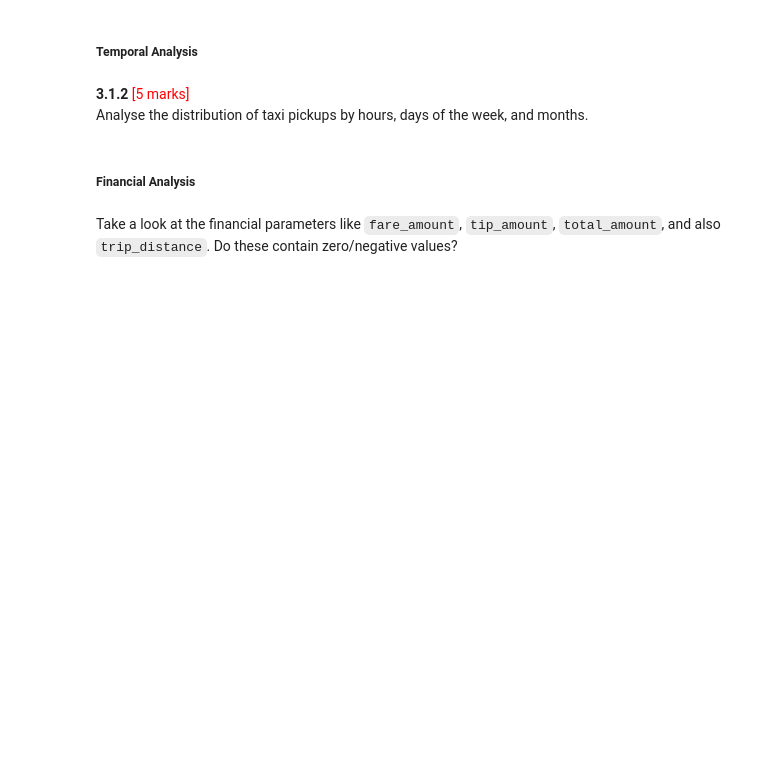
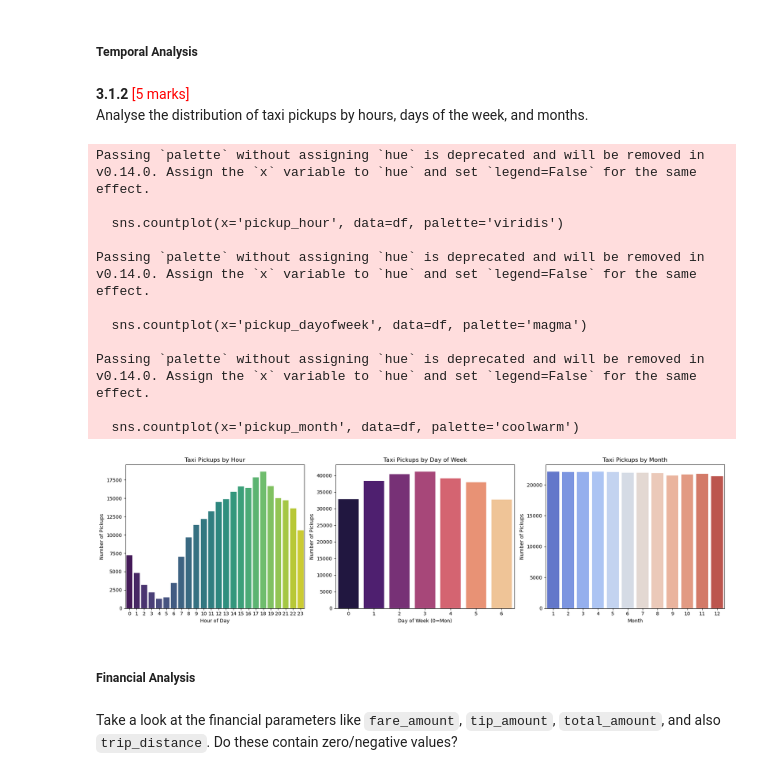
Before and after one commit to Avira5/NYC_TAXI_2, a Jupyter notebook: EDA_Assg_NYC_Taxi_Starter.ipynb, the cells around one changed output. Cells and saved outputs as stored; diff of their text form; code cells hidden in the pictures; blank space fills up the shorter version.

```diff
--- a/EDA_Assg_NYC_Taxi_Starter.ipynb
+++ b/EDA_Assg_NYC_Taxi_Starter.ipynb
@@ -337,10 +519,15 @@ How will you fix each of these values? Which ones will you drop and which ones w
 First, let us remove 7+ passenger counts as there are very less instances.
 # %%
 # remove passenger_count > 6
+df = df[df['passenger_count'] <= 6]
 # %%
 # Continue with outlier handling
+
+df = df[df['trip_distance'] <= 100]
 # %%
 # Do any columns need standardising?
+
+df = df[(df['trip_distance'] > 0) & (df['trip_distance'] <= 100)]
 # %% [markdown]
 ## **3** Exploratory Data Analysis
 <font color = red>[90 marks]</font> <br>
@@ -384,3 +589,7 @@ The following monetary parameters belong in the same category, is it categorical
 Analyse the distribution of taxi pickups by hours, days of the week, and months.
 # %%
 # Find and show the hourly trends in taxi pickups
+
+df['pickup_hour'] = df['tpep_pickup_datetime'].dt.hour
+df['pickup_dayofweek'] = df['tpep_pickup_datetime'].dt.dayofweek
+df['pickup_month'] = df['tpep_pickup_datetime'].dt.month
@@ -389,3 +596,47 @@ Analyse the distribution of taxi pickups by hours, days of the week, and months.
+# %%
+# Find and show the daily trends in taxi pickups (days of the week)
+
+import matplotlib.pyplot as plt
+import seaborn as sns
+
+plt.figure(figsize=(18,5))
+
+# Distribution by hour
+plt.subplot(1, 3, 1)
+sns.countplot(x='pickup_hour', data=df, palette='viridis')
+plt.title('Taxi Pickups by Hour')
+plt.xlabel('Hour of Day')
+plt.ylabel('Number of Pickups')
+
+# Distribution by day of week
+plt.subplot(1, 3, 2)
+sns.countplot(x='pickup_dayofweek', data=df, palette='magma')
+plt.title('Taxi Pickups by Day of Week')
+plt.xlabel('Day of Week (0=Mon)')
+plt.ylabel('Number of Pickups')
+
+# Distribution by month
+plt.subplot(1, 3, 3)
+sns.countplot(x='pickup_month', data=df, palette='coolwarm')
+plt.title('Taxi Pickups by Month')
+plt.xlabel('Month')
+plt.ylabel('Number of Pickups')
+
+plt.tight_layout()
+plt.show()
+# %% [output]
+Passing `palette` without assigning `hue` is deprecated and will be removed in v0.14.0. Assign the `x` variable to `hue` and set `legend=False` for the same effect.
+
+  sns.countplot(x='pickup_hour', data=df, palette='viridis')
+
+Passing `palette` without assigning `hue` is deprecated and will be removed in v0.14.0. Assign the `x` variable to `hue` and set `legend=False` for the same effect.
+
+  sns.countplot(x='pickup_dayofweek', data=df, palette='magma')
+
+Passing `palette` without assigning `hue` is deprecated and will be removed in v0.14.0. Assign the `x` variable to `hue` and set `legend=False` for the same effect.
+
+  sns.countplot(x='pickup_month', data=df, palette='coolwarm')
+[figure, added]
 # %%
 # Show the monthly trends in pickups
 # %% [markdown]
```
Also changed, not shown: parts of 83 cells of this notebook.
